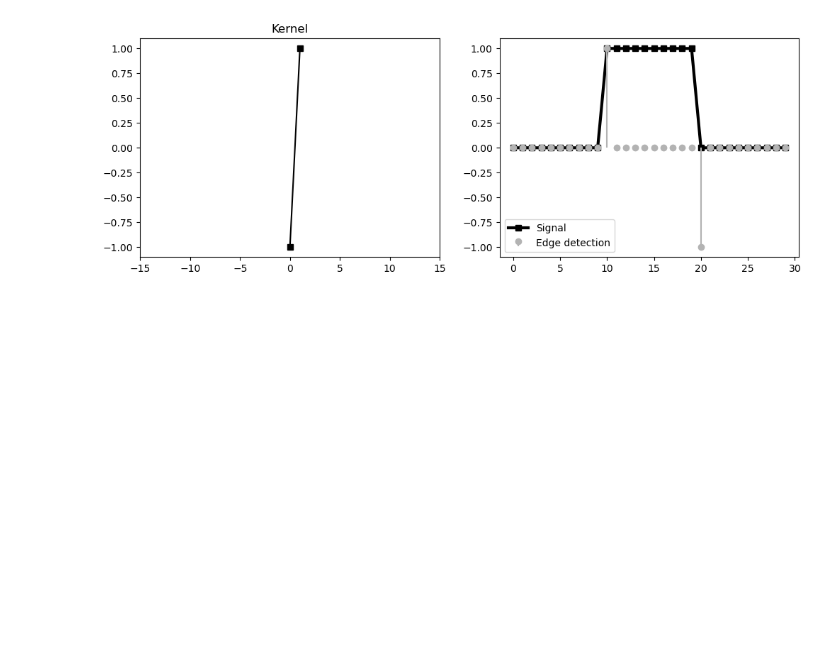
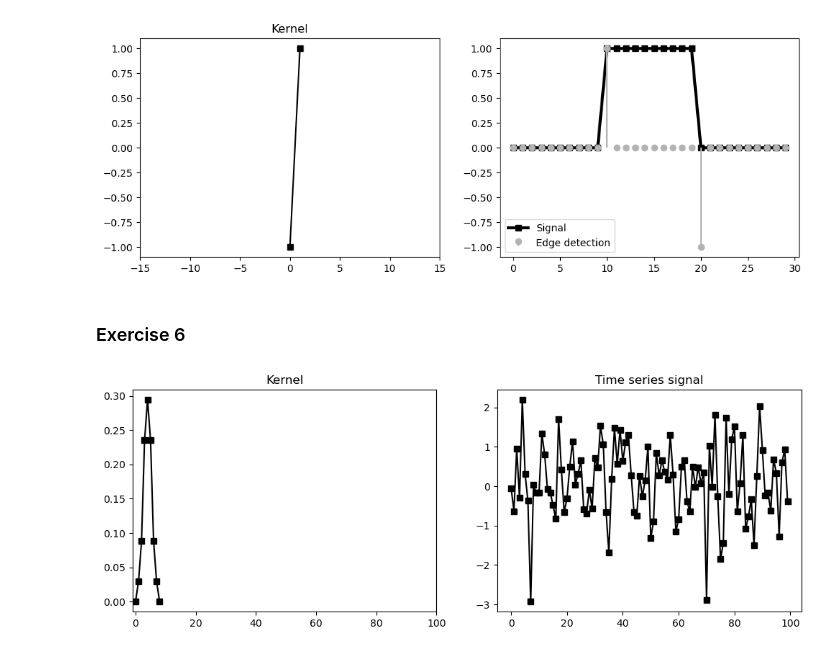
Before and after one commit to refigo/mathematics-vault, a Jupyter notebook: Linear_Algebra/linarg4ds/ch04/ch04_vector_applications.ipynb, the cells around one changed output. Saved outputs shown, nothing was run; the diff lists cells and outputs as text; code cells hidden in the pictures; blank space fills up the shorter version.

Commit message:
Feat: Check ch04 vector exercise 6 to 9

```diff
--- a/Linear_Algebra/linarg4ds/ch04/ch04_vector_applications.ipynb
+++ b/Linear_Algebra/linarg4ds/ch04/ch04_vector_applications.ipynb
@@ -328,3 +328,33 @@ axs[1].legend()
 plt.show()
 # %% [output]
 [figure]
+# %% [markdown]
+### Exercise 6
+# %%
+# define the kernel (a sorta-kinda Gaussian)
+kernel = np.array([0,.1,.3,.8,1,.8,.3,.1,0])
+kernel = kernel / np.sum(kernel)
+
+# some handy length parameters
+Nkernel = len(kernel)
+halfKrn = Nkernel//2
+
+
+# and the signal
+Nsignal = 100
+timeseries = np.random.randn(Nsignal)
+
+
+# plot them
+_,axs = plt.subplots(1,2,figsize=(12,4))
+axs[0].plot(kernel,'ks-')
+axs[0].set_title('Kernel')
+axs[0].set_xlim([-1,Nsignal])
+
+axs[1].plot(timeseries,'ks-')
+axs[1].set_title('Time series signal')
+
+# plt.savefig('Figure_04_06ab.png',dpi=300)
+plt.show()
+# %% [output]
+[figure, added]
```
Also changed, not shown: parts of 6 cells of this notebook.
